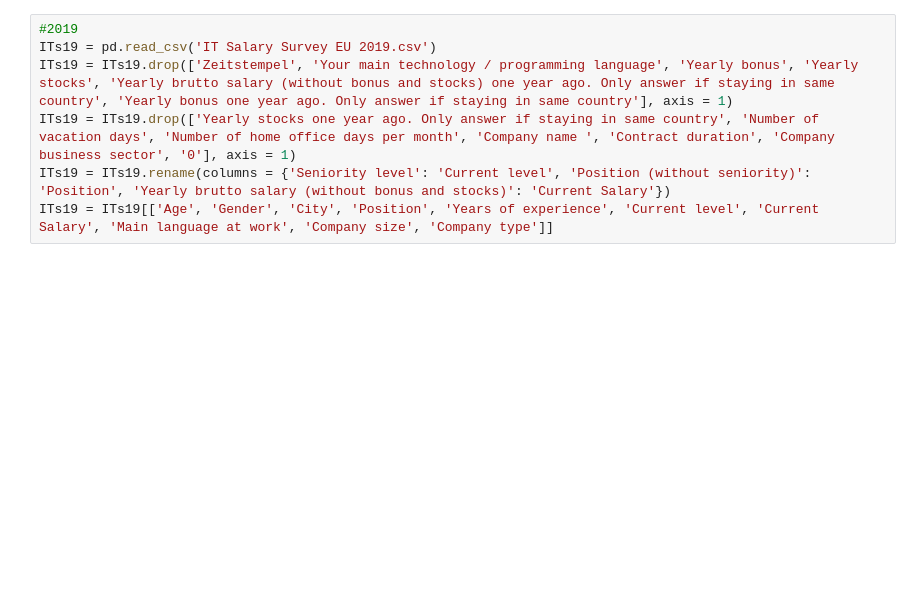
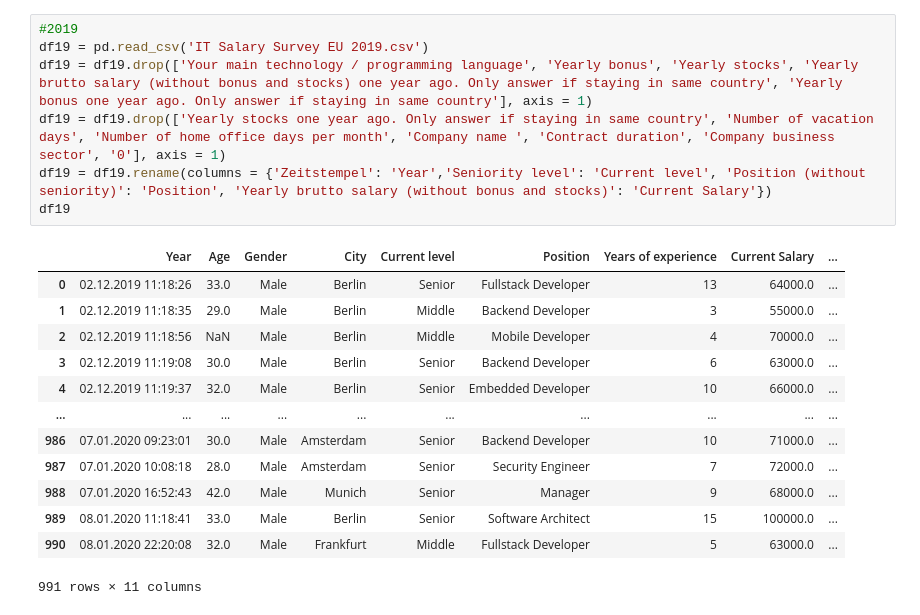
Before and after one commit to Hoangnhan1708/it-salary-analyzing-project, a Jupyter notebook: notebooks/preprocessing.ipynb, the cells around one changed output. Drawn from its saved outputs; the diff is of its cells as text; blank space fills up the shorter version.

```diff
--- a/notebooks/preprocessing.ipynb
+++ b/notebooks/preprocessing.ipynb
@@ -30,8 +62,22 @@ ITs18
 # %%
 #2019
-ITs19 = pd.read_csv('IT Salary Survey EU 2019.csv')
-ITs19 = ITs19.drop(['Zeitstempel', 'Your main technology / programming language', 'Yearly bonus', 'Yearly stocks', 'Yearly brutto salary (without bonus and stocks) one year ago. Only answer if staying in same country', 'Yearly bonus one year ago. Only answer if staying in same country'], axis = 1)
-ITs19 = ITs19.drop(['Yearly stocks one year ago. Only answer if staying in same country', 'Number of vacation days', 'Number of home office days per month', 'Company name ', 'Сontract duration', 'Company business sector', '0'], axis = 1)
-ITs19 = ITs19.rename(columns = {'Seniority level': 'Current level', 'Position (without seniority)': 'Position', 'Yearly brutto salary (without bonus and stocks)': 'Current Salary'})
-ITs19 = ITs19[['Age', 'Gender', 'City', 'Position', 'Years of experience', 'Current level', 'Current Salary', 'Main language at work', 'Company size', 'Company type']]
+df19 = pd.read_csv('IT Salary Survey EU 2019.csv')
+df19 = df19.drop(['Your main technology / programming language', 'Yearly bonus', 'Yearly stocks', 'Yearly brutto salary (without bonus and stocks) one year ago. Only answer if staying in same country', 'Yearly bonus one year ago. Only answer if staying in same country'], axis = 1)
+df19 = df19.drop(['Yearly stocks one year ago. Only answer if staying in same country', 'Number of vacation days', 'Number of home office days per month', 'Company name ', 'Сontract duration', 'Company business sector', '0'], axis = 1)
+df19 = df19.rename(columns = {'Zeitstempel': 'Year','Seniority level': 'Current level', 'Position (without seniority)': 'Position', 'Yearly brutto salary (without bonus and stocks)': 'Current Salary'})
+df19
+# %% [output]
+|  | Year | Age | Gender | City | Current level | Position | Years of experience | Current Salary | ... |
+| 0 | 02.12.2019 11:18:26 | 33.0 | Male | Berlin | Senior | Fullstack Developer | 13 | 64000.0 | ... |
+| 1 | 02.12.2019 11:18:35 | 29.0 | Male | Berlin | Middle | Backend Developer | 3 | 55000.0 | ... |
+| 2 | 02.12.2019 11:18:56 | NaN | Male | Berlin | Middle | Mobile Developer | 4 | 70000.0 | ... |
+| 3 | 02.12.2019 11:19:08 | 30.0 | Male | Berlin | Senior | Backend Developer | 6 | 63000.0 | ... |
+| 4 | 02.12.2019 11:19:37 | 32.0 | Male | Berlin | Senior | Embedded Developer | 10 | 66000.0 | ... |
+| ... | ... | ... | ... | ... | ... | ... | ... | ... | ... |
+| 986 | 07.01.2020 09:23:01 | 30.0 | Male | Amsterdam | Senior | Backend Developer | 10 | 71000.0 | ... |
+| 987 | 07.01.2020 10:08:18 | 28.0 | Male | Amsterdam | Senior | Security Engineer | 7 | 72000.0 | ... |
+| 988 | 07.01.2020 16:52:43 | 42.0 | Male | Munich | Senior | Manager | 9 | 68000.0 | ... |
+| 989 | 08.01.2020 11:18:41 | 33.0 | Male | Berlin | Senior | Software Architect | 15 | 100000.0 | ... |
+| 990 | 08.01.2020 22:20:08 | 32.0 | Male | Frankfurt | Middle | Fullstack Developer | 5 | 63000.0 | ... |
+991 rows × 11 columns
 # %%
```
Also changed, not shown: parts of 8 cells of this notebook.
